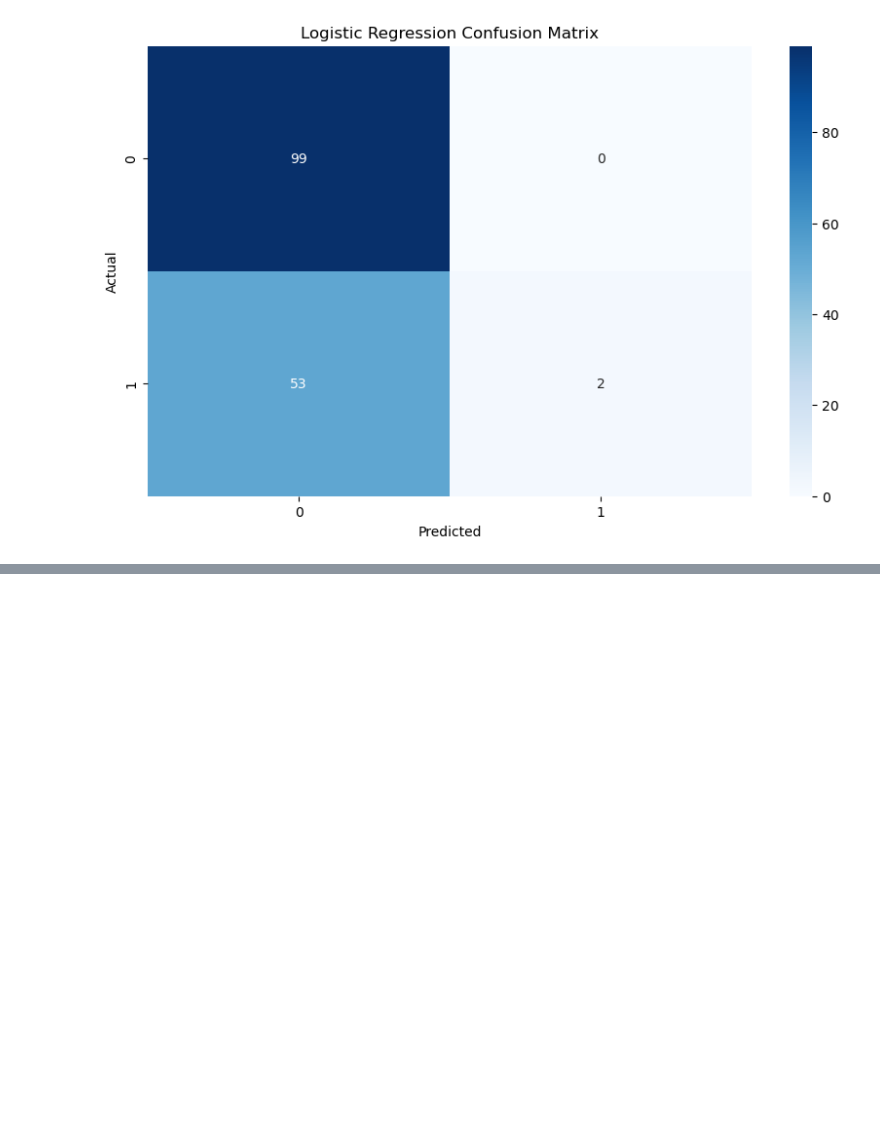
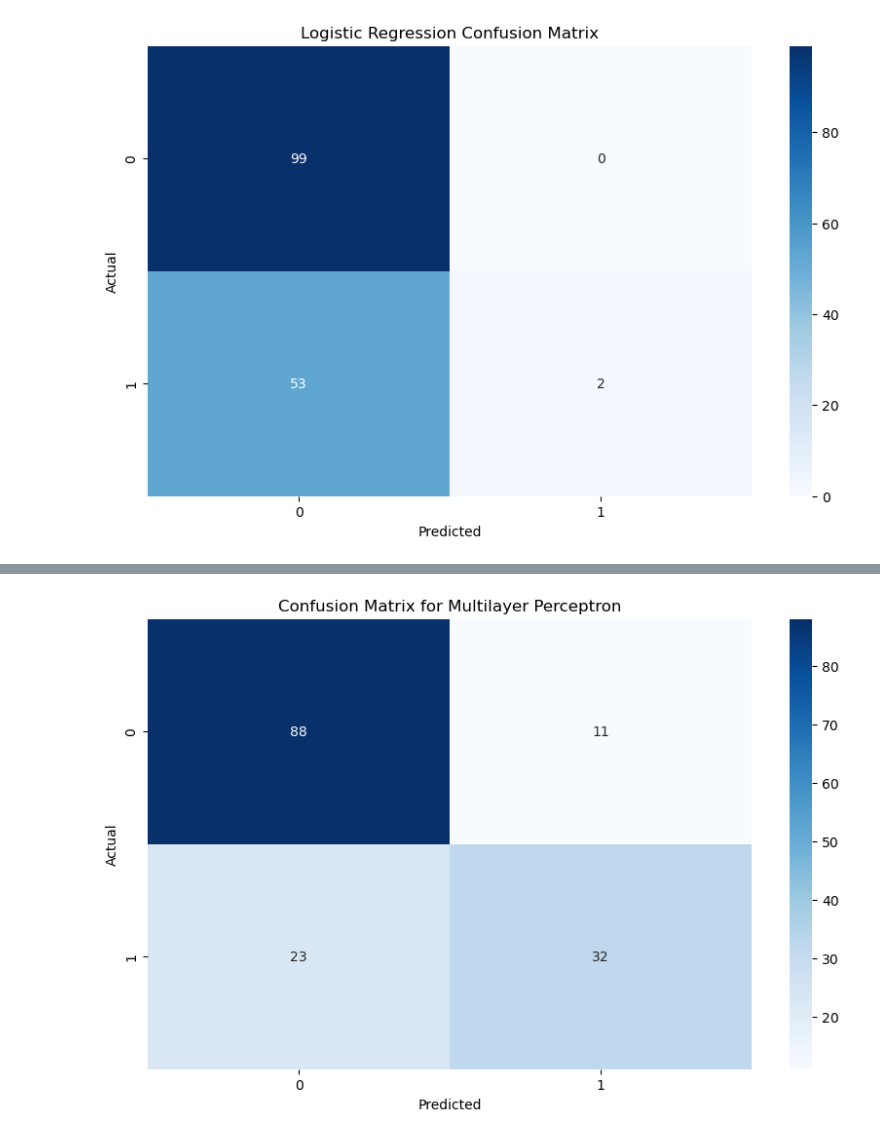
Before and after one commit to omerfarukaydin61/Diabetes-Prediction-with-Machine-Learning, a Jupyter notebook: project2.ipynb, the cells around one changed output, grey strips where cells are left out. Cells and saved outputs as stored; diff of their text form; code cells hidden in the pictures; blank space fills up the shorter version.

```diff
--- a/project2.ipynb
+++ b/project2.ipynb
@@ -58,0 +80,11 @@ plot_confusion_matrix(logistic_regression_confusuion_matrix, title='Logistic Reg
+# %%
+y_pred = mlp.predict(X_test_tensor)
+y_pred = torch.argmax(y_pred, dim=1)
+mlp_confusion_matrix = mlp.confusion_matrix(y_test_tensor, y_pred)
+accuracy, precision, recall, f1_score = mlp.metrics(mlp_confusion_matrix)
+
+print('Confusion Matrix:\n', mlp_confusion_matrix)
+print('Accuracy:', accuracy)
+print('Precision:', precision)
+print('Recall:', recall)
+print('F1 Score:', f1_score)
@@ -58,0 +99,4 @@ plot_confusion_matrix(logistic_regression_confusuion_matrix, title='Logistic Reg
+# %%
+plot_confusion_matrix(mlp_confusion_matrix, "Confusion Matrix for Multilayer Perceptron")
+# %% [output]
+[figure, added]
```
Also changed, not shown: parts of 4 cells of this notebook.
